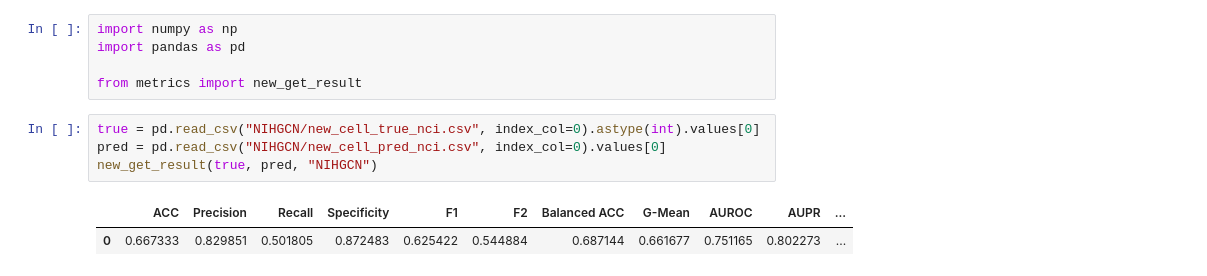
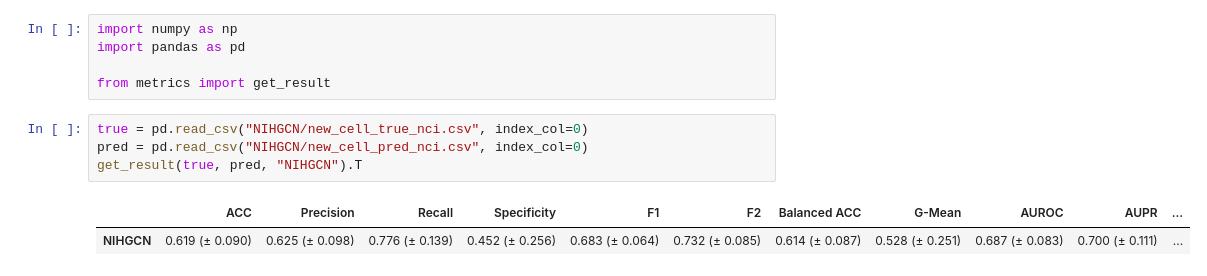
Before and after one commit to inoue0426/DRBenchmark, a Jupyter notebook: New_drug_cell.ipynb, the cells around one changed output. Saved outputs shown, nothing was run; the diff lists cells and outputs as text.

Commit message:
add new drugs and cells prediction

```diff
--- a/New_drug_cell.ipynb
+++ b/New_drug_cell.ipynb
@@ -2,12 +2,12 @@
 import numpy as np
 import pandas as pd
 
-from metrics import new_get_result
+from metrics import get_result
 # %%
-true = pd.read_csv("NIHGCN/new_cell_true_nci.csv", index_col=0).astype(int).values[0]
-pred = pd.read_csv("NIHGCN/new_cell_pred_nci.csv", index_col=0).values[0]
-new_get_result(true, pred, "NIHGCN")
+true = pd.read_csv("NIHGCN/new_cell_true_nci.csv", index_col=0)
+pred = pd.read_csv("NIHGCN/new_cell_pred_nci.csv", index_col=0)
+get_result(true, pred, "NIHGCN").T
 # %% [output]
 |  | ACC | Precision | Recall | Specificity | F1 | F2 | Balanced ACC | G-Mean | AUROC | AUPR | ... |
-| 0 | 0.667333 | 0.829851 | 0.501805 | 0.872483 | 0.625422 | 0.544884 | 0.687144 | 0.661677 | 0.751165 | 0.802273 | ... |
+| NIHGCN | 0.619 (± 0.090) | 0.625 (± 0.098) | 0.776 (± 0.139) | 0.452 (± 0.256) | 0.683 (± 0.064) | 0.732 (± 0.085) | 0.614 (± 0.087) | 0.528 (± 0.251) | 0.687 (± 0.083) | 0.700 (± 0.111) | ... |
 # %%
```
Also changed, not shown: parts of 1 cell of this notebook, 8 other files.
